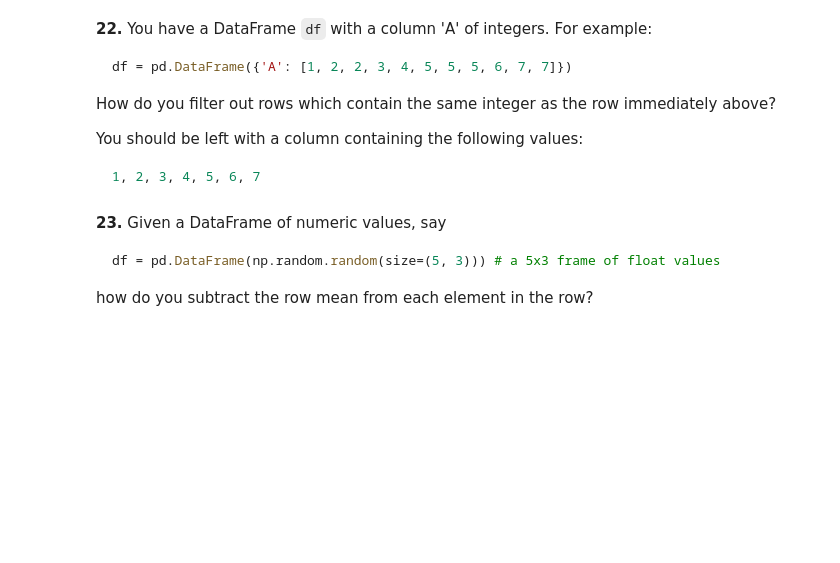
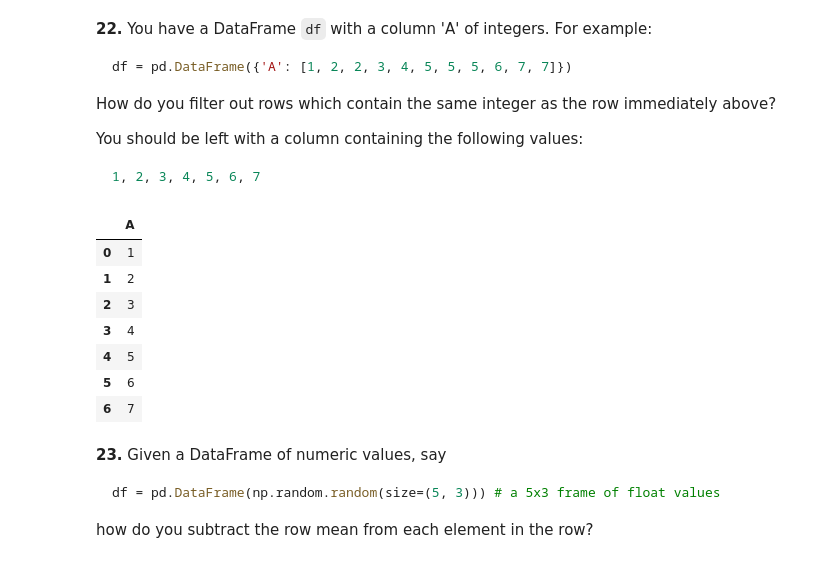
Before and after one commit to sameerhingoro/IOD, a Jupyter notebook: IOD_Lab_1_1_1b_Optional.ipynb, the cells around one changed output. Cells and saved outputs as stored; diff of their text form; code cells hidden in the pictures; blank space fills up the shorter version.

````diff
--- a/IOD_Lab_1_1_1b_Optional.ipynb
+++ b/IOD_Lab_1_1_1b_Optional.ipynb
@@ -349,6 +349,19 @@ You should be left with a column containing the following values:
 ```python
 1, 2, 3, 4, 5, 6, 7
 ```
+# %%
+df_2 = pd.DataFrame({'A': [1, 2, 2, 3, 4, 5, 5, 5, 6, 7, 7]})
+df_filtered = df_2[df_2['A'].diff() != 0].reset_index(drop=True)
+df_filtered
+# %% [output]
+|  | A |
+| 0 | 1 |
+| 1 | 2 |
+| 2 | 3 |
+| 3 | 4 |
+| 4 | 5 |
+| 5 | 6 |
+| 6 | 7 |
 # %% [markdown]
 **23.** Given a DataFrame of numeric values, say
 ```python
````
Also changed, not shown: parts of 1 cell of this notebook.
